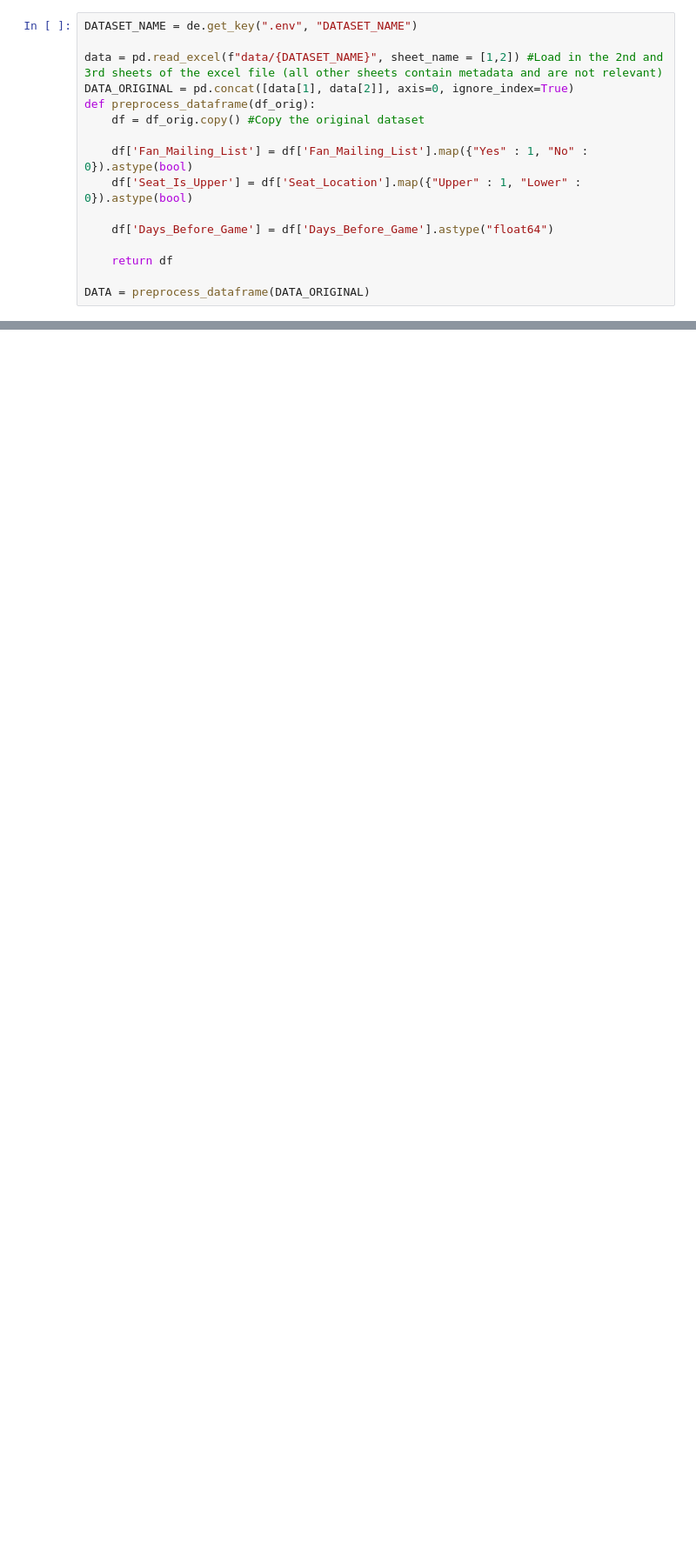
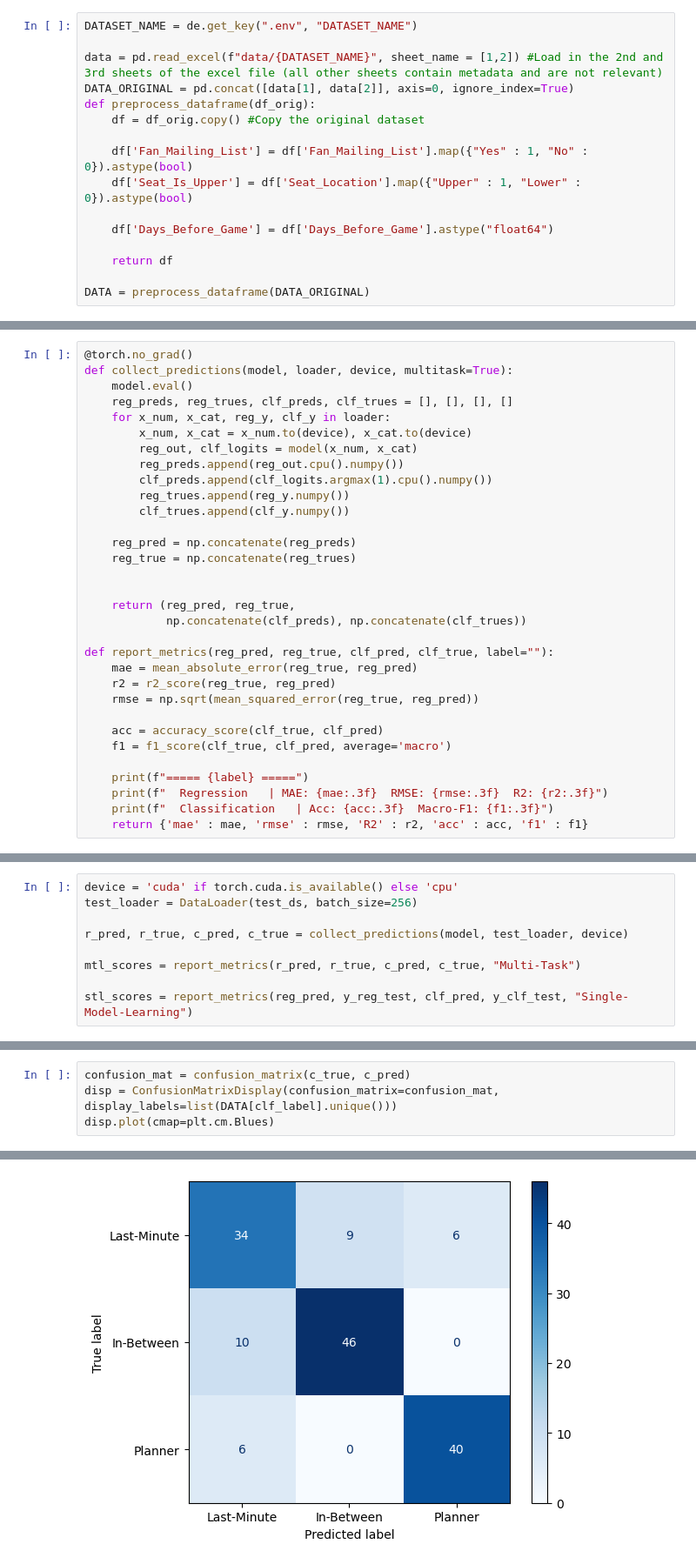
Before and after one commit to PRESTONKOU12/daen400_casestudies, a Jupyter notebook: 02_Basketball-Tickets-GSW/multi-task-model.ipynb, the cells around one changed output, grey strips where cells are left out. Shown at 87% size. Saved outputs shown, nothing was run; the diff lists cells and outputs as text; blank space fills up the shorter version.

Commit message:
Finalized neural network model for multi-task learning

```diff
--- a/02_Basketball-Tickets-GSW/multi-task-model.ipynb
+++ b/02_Basketball-Tickets-GSW/multi-task-model.ipynb
@@ -216,0 +318,32 @@ UnboundLocalError: cannot access local variable 'encoded' where it is not associ
+# %%
+@torch.no_grad()
+def collect_predictions(model, loader, device, multitask=True):
+    model.eval()
+    reg_preds, reg_trues, clf_preds, clf_trues = [], [], [], []
+    for x_num, x_cat, reg_y, clf_y in loader:
+        x_num, x_cat = x_num.to(device), x_cat.to(device)
+        reg_out, clf_logits = model(x_num, x_cat)
+        reg_preds.append(reg_out.cpu().numpy())
+        clf_preds.append(clf_logits.argmax(1).cpu().numpy())
+        reg_trues.append(reg_y.numpy())
+        clf_trues.append(clf_y.numpy())
+
+    reg_pred = np.concatenate(reg_preds)
+    reg_true = np.concatenate(reg_trues)
+
+
+    return (reg_pred, reg_true,
+            np.concatenate(clf_preds), np.concatenate(clf_trues))
+
+def report_metrics(reg_pred, reg_true, clf_pred, clf_true, label=""):
+    mae = mean_absolute_error(reg_true, reg_pred)
+    r2 = r2_score(reg_true, reg_pred)
+    rmse = np.sqrt(mean_squared_error(reg_true, reg_pred))
+
+    acc = accuracy_score(clf_true, clf_pred)
+    f1 = f1_score(clf_true, clf_pred, average='macro')
+
+    print(f"===== {label} =====")
+    print(f"  Regression   | MAE: {mae:.3f}  RMSE: {rmse:.3f}  R2: {r2:.3f}")
+    print(f"  Classification   | Acc: {acc:.3f}  Macro-F1: {f1:.3f}")
+    return {'mae' : mae, 'rmse' : rmse, 'R2' : r2, 'acc' : acc, 'f1' : f1}
@@ -216,0 +372,9 @@ UnboundLocalError: cannot access local variable 'encoded' where it is not associ
+# %%
+device = 'cuda' if torch.cuda.is_available() else 'cpu'
+test_loader = DataLoader(test_ds, batch_size=256)
+
+r_pred, r_true, c_pred, c_true = collect_predictions(model, test_loader, device)
+
+mtl_scores = report_metrics(r_pred, r_true, c_pred, c_true, "Multi-Task")
+
+stl_scores = report_metrics(reg_pred, y_reg_test, clf_pred, y_clf_test, "Single-Model-Learning")
@@ -216,0 +396,5 @@ UnboundLocalError: cannot access local variable 'encoded' where it is not associ
+# %%
+confusion_mat = confusion_matrix(c_true, c_pred)
+disp = ConfusionMatrixDisplay(confusion_matrix=confusion_mat, display_labels=list(DATA[clf_label].unique()))
+disp.plot(cmap=plt.cm.Blues)
+# %% [output]
@@ -216,0 +402 @@ UnboundLocalError: cannot access local variable 'encoded' where it is not associ
+[figure, added]
```
Also changed, not shown: parts of 20 cells of this notebook, 1 other file.
